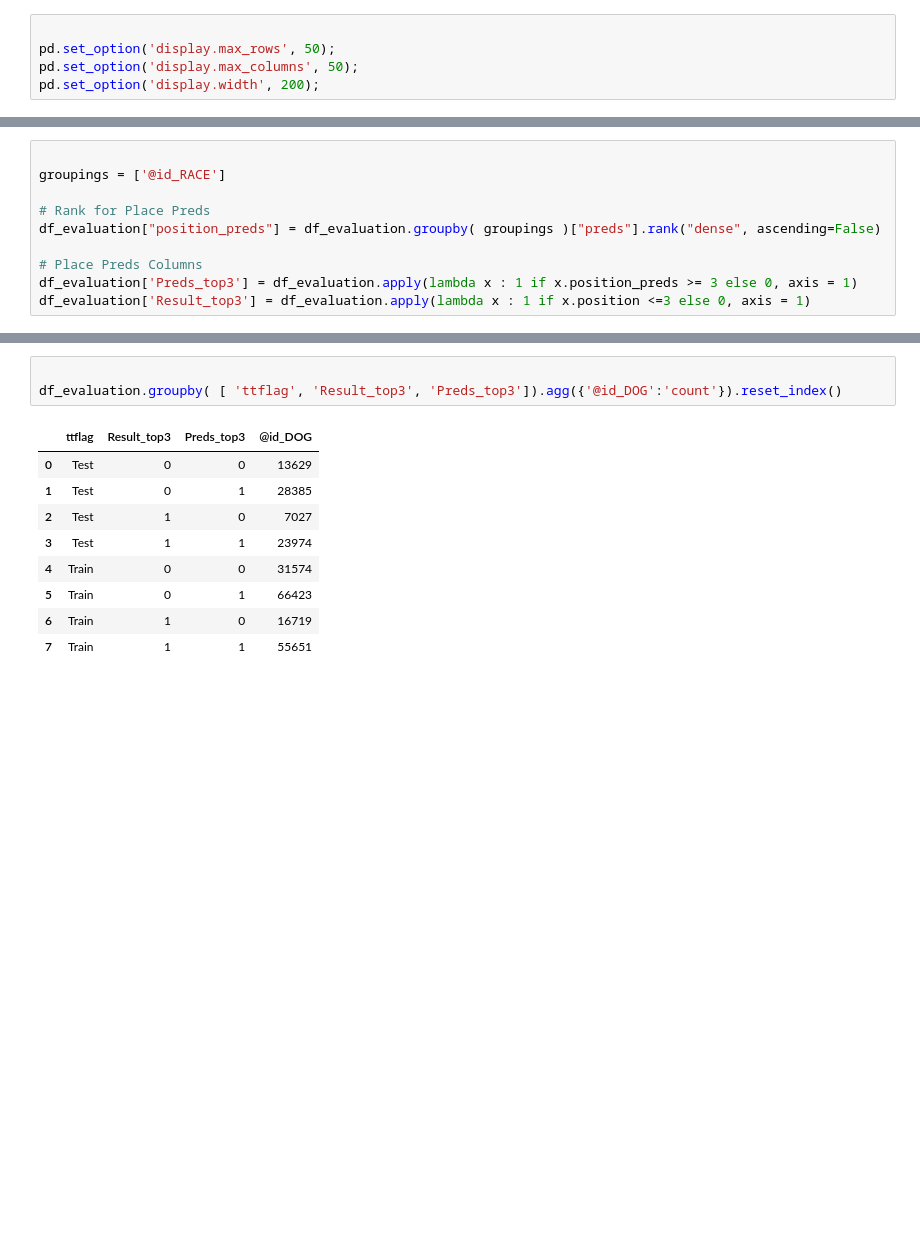
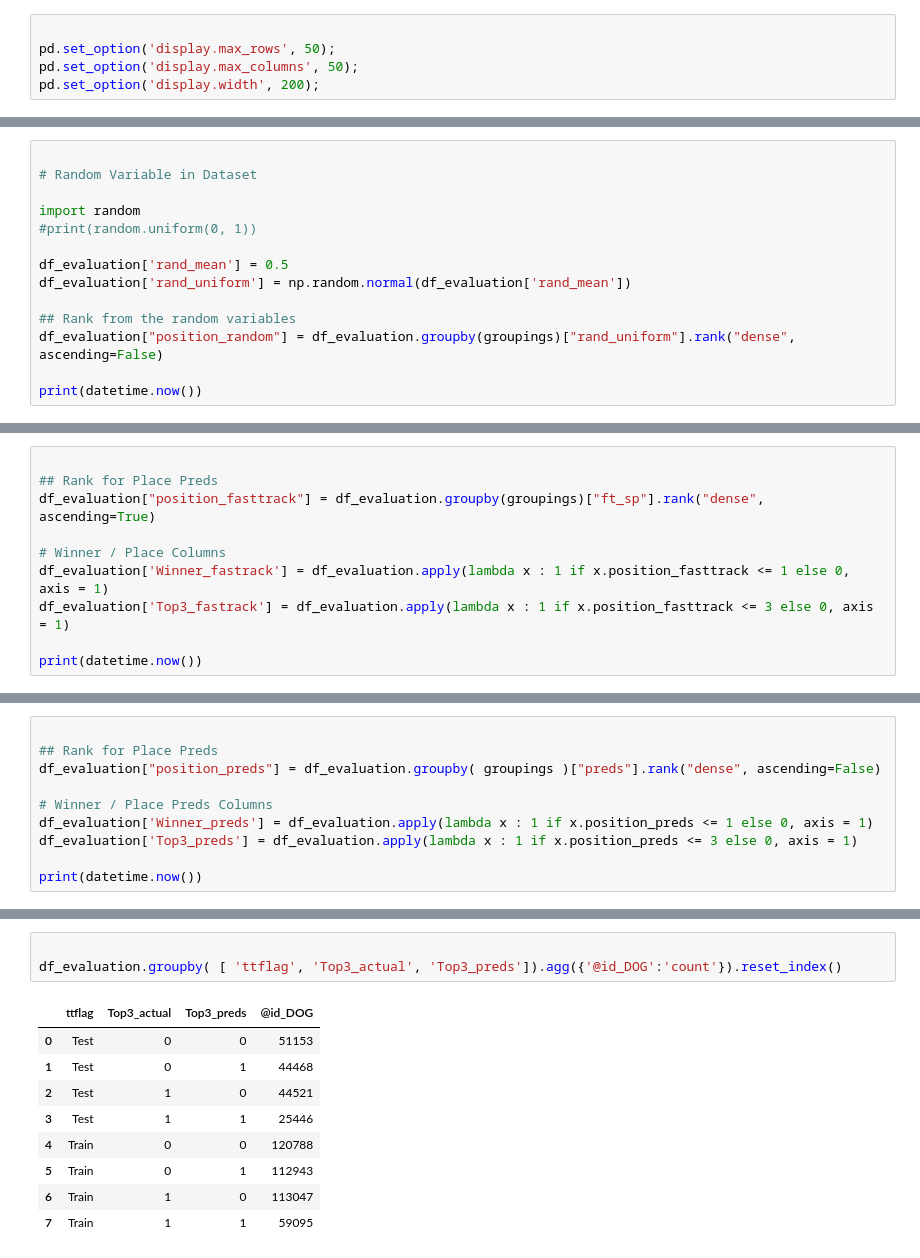
Before and after one commit to ageofthegit/greyhound-racing, a Jupyter notebook: Azure/C050_EVAL_Classification Metrics.ipynb, the cells around one changed output, grey strips where cells are left out. Drawn from its saved outputs; the diff is of its cells as text; blank space fills up the shorter version.

```diff
--- a/Azure/C050_EVAL_Classification Metrics.ipynb
+++ b/Azure/C050_EVAL_Classification Metrics.ipynb
@@ -91,0 +106,14 @@ dtype: int64
+# %%
+
+# Random Variable in Dataset
+
+import random
+#print(random.uniform(0, 1))
+
+df_evaluation['rand_mean'] = 0.5
+df_evaluation['rand_uniform'] = np.random.normal(df_evaluation['rand_mean'])
+
+## Rank from the random variables
+df_evaluation["position_random"] = df_evaluation.groupby(groupings)["rand_uniform"].rank("dense", ascending=False)
+
+print(datetime.now())
@@ -91,0 +135,10 @@ dtype: int64
+# %%
+
+## Rank for Place Preds
+df_evaluation["position_fasttrack"] = df_evaluation.groupby(groupings)["ft_sp"].rank("dense", ascending=True)
+
+# Winner / Place Columns
+df_evaluation['Winner_fastrack'] = df_evaluation.apply(lambda x : 1 if x.position_fasttrack <= 1 else 0, axis = 1)
+df_evaluation['Top3_fastrack'] = df_evaluation.apply(lambda x : 1 if x.position_fasttrack <= 3 else 0, axis = 1)
+
+print(datetime.now())
@@ -92,10 +147,10 @@ dtype: int64
 # %%
 
-groupings = ['@id_RACE']
-
-# Rank for Place Preds
+## Rank for Place Preds
 df_evaluation["position_preds"] = df_evaluation.groupby( groupings )["preds"].rank("dense", ascending=False)
 
-# Place Preds Columns
-df_evaluation['Preds_top3'] = df_evaluation.apply(lambda x : 1 if x.position_preds >= 3 else 0, axis = 1)
-df_evaluation['Result_top3'] = df_evaluation.apply(lambda x : 1 if x.position <=3 else 0, axis = 1)
+# Winner / Place Preds Columns
+df_evaluation['Winner_preds'] = df_evaluation.apply(lambda x : 1 if x.position_preds <= 1 else 0, axis = 1)
+df_evaluation['Top3_preds'] = df_evaluation.apply(lambda x : 1 if x.position_preds <= 3 else 0, axis = 1)
+
+print(datetime.now())
@@ -133,15 +216,15 @@ pd.crosstab(df_evaluation.position, df_evaluation.position_preds)
 # %%
 
-df_evaluation.groupby( [ 'ttflag', 'Result_top3', 'Preds_top3']).agg({'@id_DOG':'count'}).reset_index()
+df_evaluation.groupby( [ 'ttflag', 'Top3_actual', 'Top3_preds']).agg({'@id_DOG':'count'}).reset_index()
 # %% [output]
-|  | ttflag | Result_top3 | Preds_top3 | @id_DOG |
-| 0 | Test | 0 | 0 | 13629 |
-| 1 | Test | 0 | 1 | 28385 |
-| 2 | Test | 1 | 0 | 7027 |
-| 3 | Test | 1 | 1 | 23974 |
-| 4 | Train | 0 | 0 | 31574 |
-| 5 | Train | 0 | 1 | 66423 |
-| 6 | Train | 1 | 0 | 16719 |
-| 7 | Train | 1 | 1 | 55651 |
+|  | ttflag | Top3_actual | Top3_preds | @id_DOG |
+| 0 | Test | 0 | 0 | 51153 |
+| 1 | Test | 0 | 1 | 44468 |
+| 2 | Test | 1 | 0 | 44521 |
+| 3 | Test | 1 | 1 | 25446 |
+| 4 | Train | 0 | 0 | 120788 |
+| 5 | Train | 0 | 1 | 112943 |
+| 6 | Train | 1 | 0 | 113047 |
+| 7 | Train | 1 | 1 | 59095 |
 # %%
 
```
Also changed, not shown: parts of 32 cells of this notebook, 2 other files.
